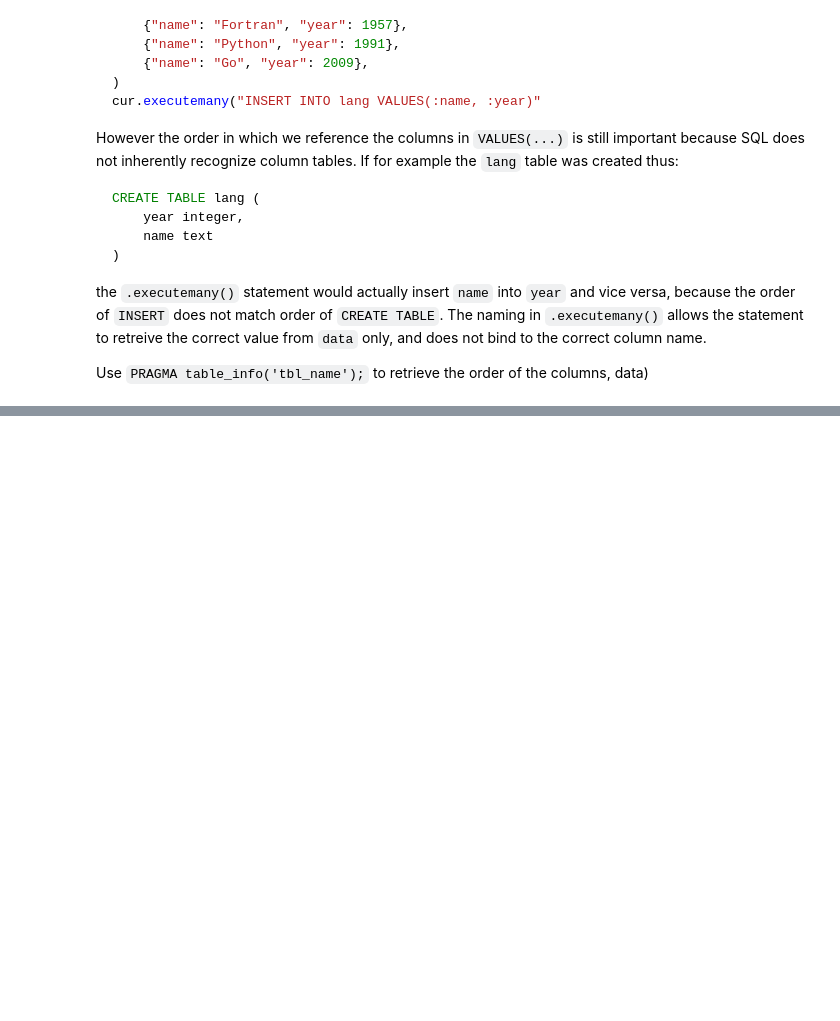
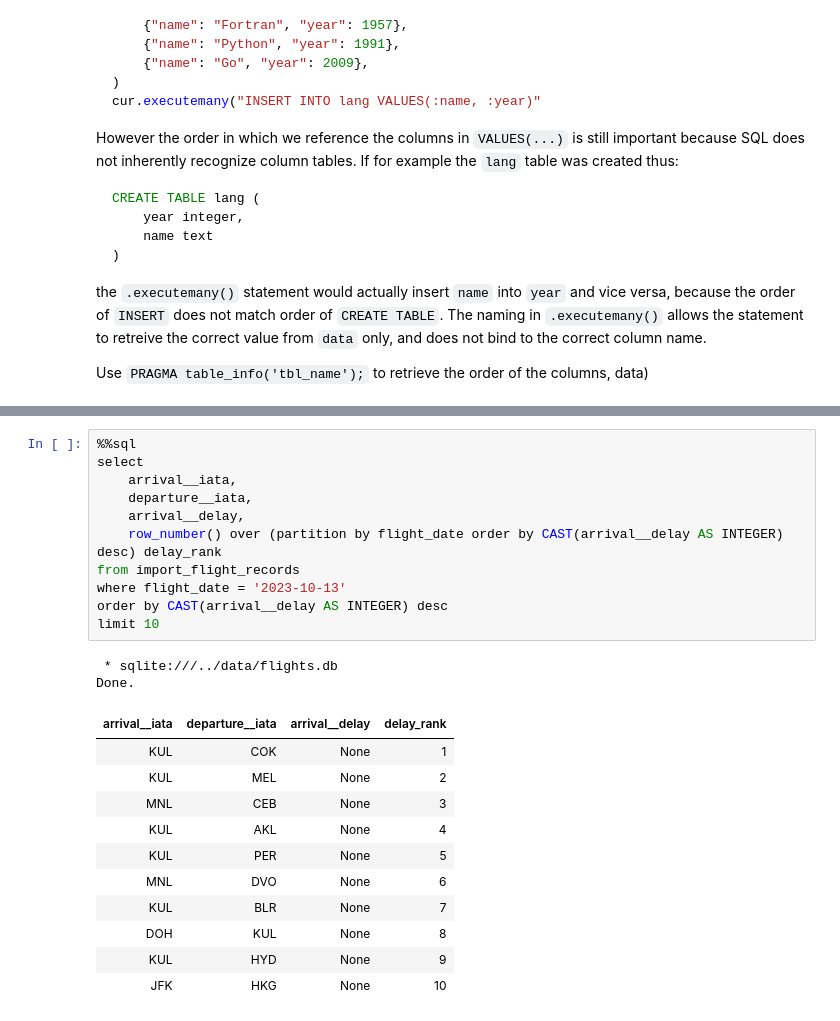
Before and after one commit to vykuang/mh-flight-logs, a Jupyter notebook: notebooks/sqlite.ipynb, the cells around one changed output, grey strips where cells are left out. Drawn from its saved outputs; the diff is of its cells as text; blank space fills up the shorter version.

```diff
--- a/notebooks/sqlite.ipynb
+++ b/notebooks/sqlite.ipynb
@@ -610,0 +638,25 @@ Use `PRAGMA table_info('tbl_name');` to retrieve the order of the columns, data)
+# %%
+%%sql
+select
+    arrival__iata,
+    departure__iata,
+    arrival__delay,
+    row_number() over (partition by flight_date order by CAST(arrival__delay AS INTEGER) desc) delay_rank
+from import_flight_records
+where flight_date = '2023-10-13'
+order by CAST(arrival__delay AS INTEGER) desc
+limit 10
+# %% [output]
+ * sqlite:///../data/flights.db
+Done.
+| arrival__iata | departure__iata | arrival__delay | delay_rank |
+| KUL | COK | None | 1 |
+| KUL | MEL | None | 2 |
+| MNL | CEB | None | 3 |
+| KUL | AKL | None | 4 |
+| KUL | PER | None | 5 |
+| MNL | DVO | None | 6 |
+| KUL | BLR | None | 7 |
+| DOH | KUL | None | 8 |
+| KUL | HYD | None | 9 |
+| JFK | HKG | None | 10 |
```
Also changed, not shown: parts of 26 cells of this notebook, 4 other files.
